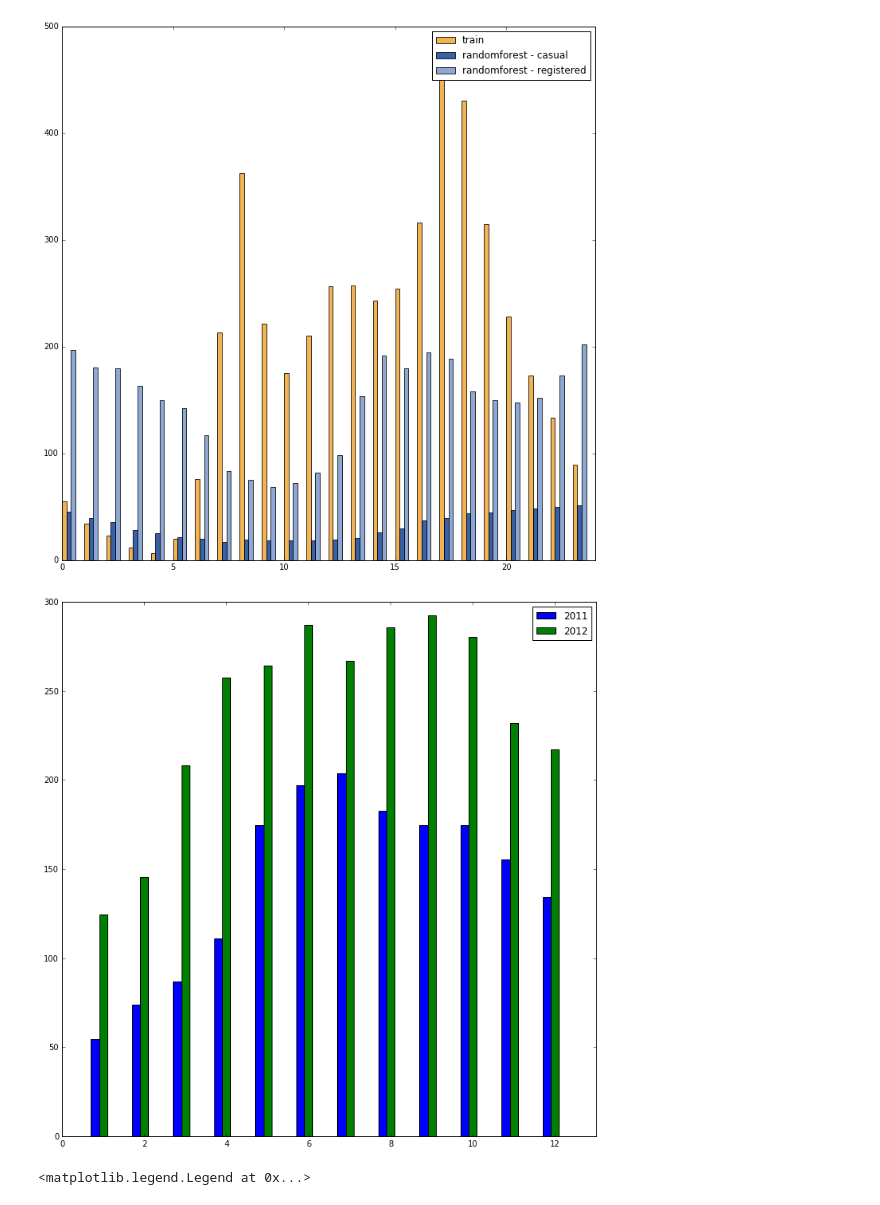
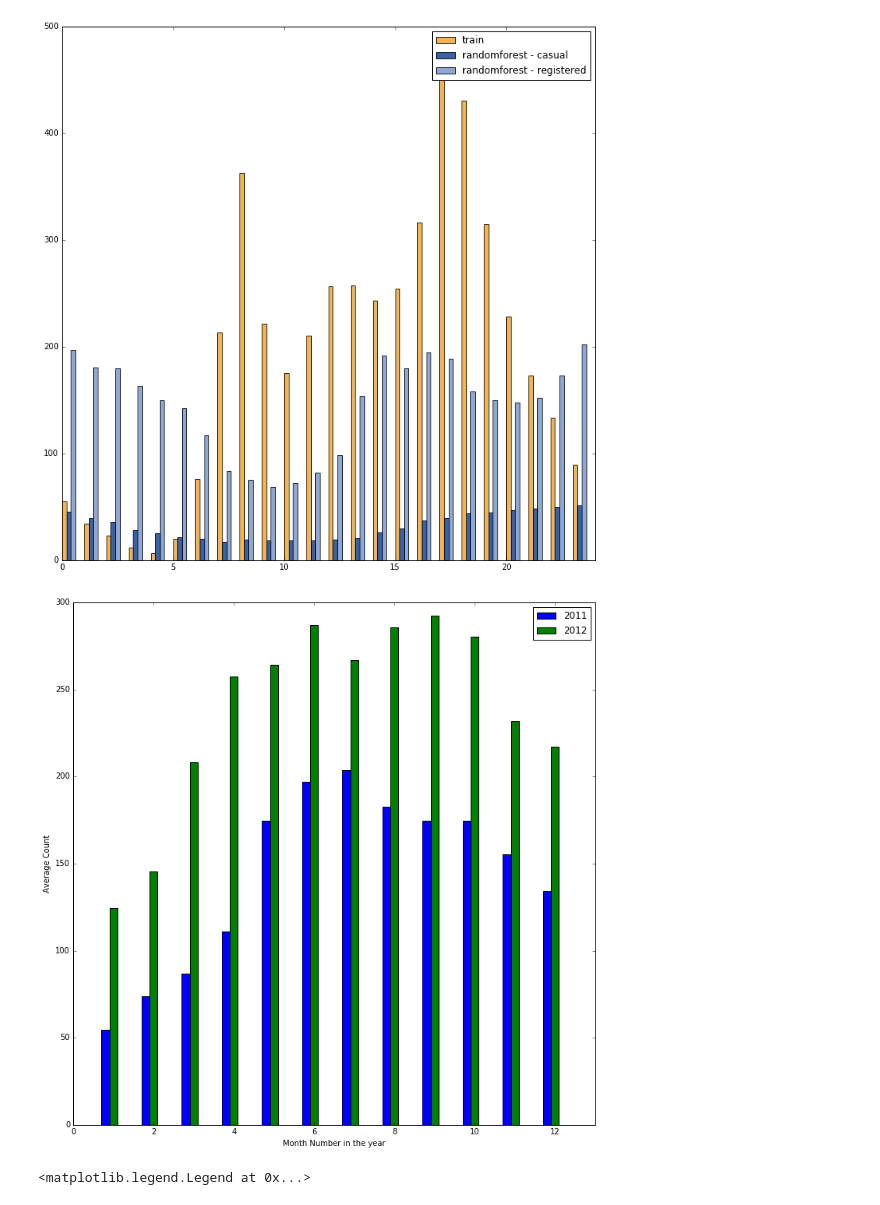
Before and after one commit to MadisonJMyers/W207, a Jupyter notebook: w207_project.ipynb, the cells around one changed output. Cells and saved outputs as stored; diff of their text form; code cells hidden in the pictures.

Commit message:
Add files via upload
Added Labels monthly trend chart

```diff
--- a/w207_project.ipynb
+++ b/w207_project.ipynb
@@ -1111,34 +1111,38 @@ def summarize(preds, month):
             if month[h] == i:
                 count += preds[h]
                 n += 1
         averages[i-1] = count/n
     return averages
 
 plt.figure(figsize=(12,12))
 plt.xlim(0,13)
 
 
 def width_adjust(x, month):
     x_adjust = []
     for i in range(12):
         x_adjust.append(month[i] + x)
     return x_adjust
 
 
 
 ax = plt.subplot(111)
+ax.set_xlabel('Month Number in the year')
+ax.set_ylabel('Average Count')
 b_2011 = ax.bar(np.array(list(set(month_by_2011))) - 0.2, summarize(output_by_2011, month_by_2011),width=0.2,color='b',align='center', label='2011')
 b_2012 = ax.bar(np.array(list(set(month_by_2011))), summarize(output_by_2012, month_by_2012),width=0.2,color='g',align='center', label='2012')
+
+
 
 plt.legend(handles=[b_2011, b_2012])
 
 
 plt.show()
 
 # The trend clearly shows an increase in count across all months
 # So we need to instrument the year and month also as one of the variables
 # %% [output]
-[figure, old version]
+[figure, new version]
 # %%
 # The array we have so far is the follows
 # 0 -> Weekday instrumented
```
